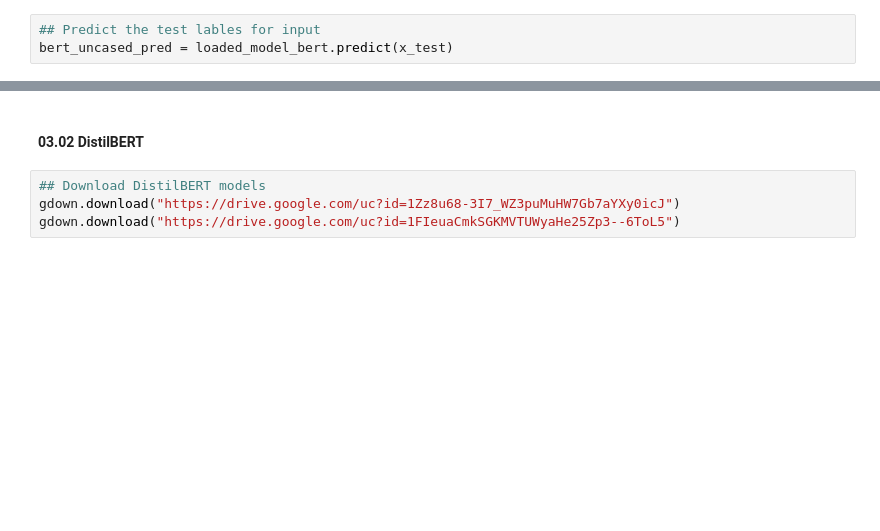
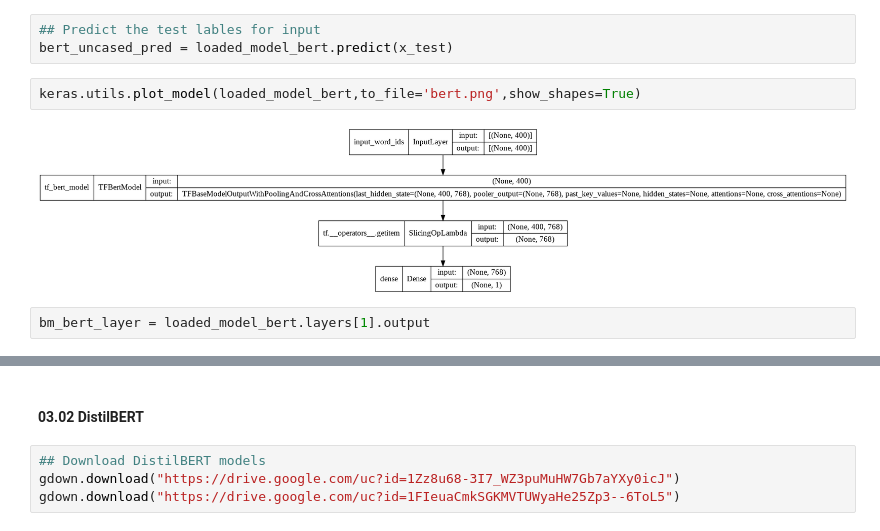
Before and after one commit to subhabrata-ghosh-1988/Transformers, a Jupyter notebook: Transformers_Ensemble.ipynb, the cells around one changed output, grey strips where cells are left out. Drawn from its saved outputs; the diff is of its cells as text; blank space fills up the shorter version.

Commit message:
Fixing the tensor in Keras

```diff
--- a/Transformers_Ensemble.ipynb
+++ b/Transformers_Ensemble.ipynb
@@ -249,3 +249,9 @@ Accuracy of the BERT model on Testing Data is -  95.48101425170898 %
 # %%
 ## Predict the test lables for input
 bert_uncased_pred = loaded_model_bert.predict(x_test)
+# %%
+keras.utils.plot_model(loaded_model_bert,to_file='bert.png',show_shapes=True)
+# %% [output]
+[figure, added]
+# %%
+bm_bert_layer = loaded_model_bert.layers[1].output
```
Also changed, not shown: parts of 7 cells of this notebook.
